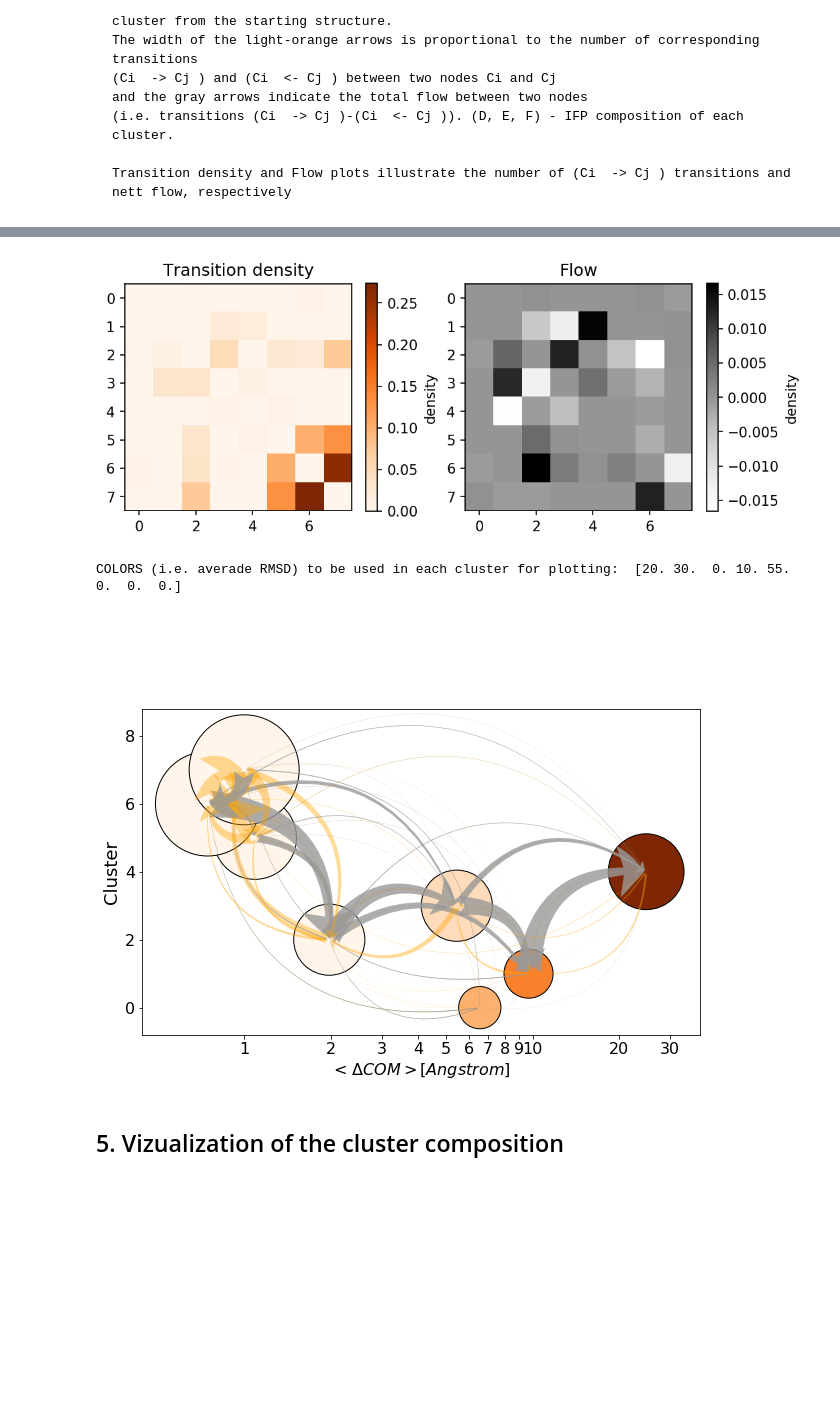
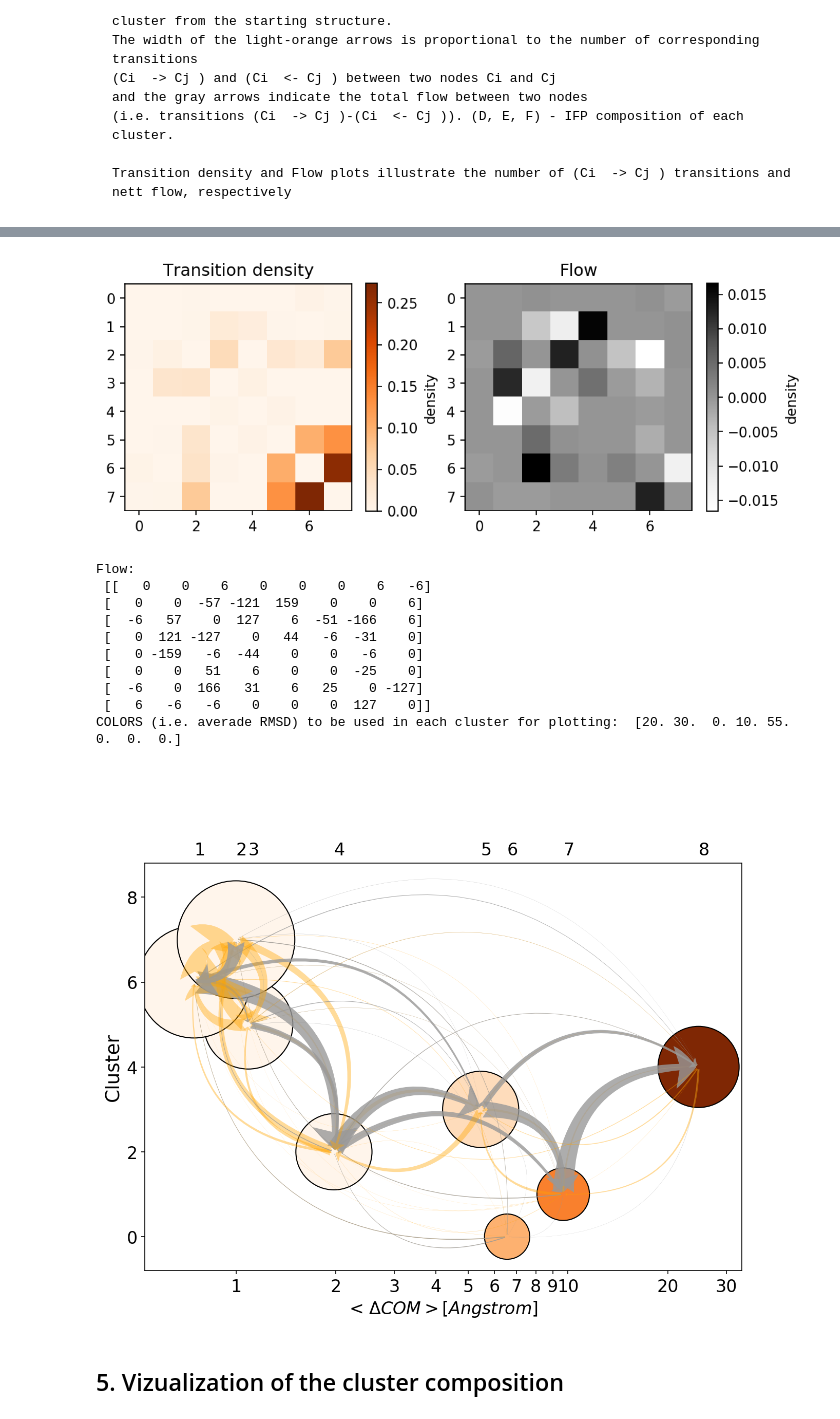
Before and after one commit to HITS-MCM/MD-IFP, a Jupyter notebook: IFP_generation_examples_Analysis.ipynb, the cells around one changed output, grey strips where cells are left out. Cells and saved outputs as stored; diff of their text form; code cells hidden in the pictures; blank space fills up the shorter version.

Commit message:
Small corrections in clustering graph plotting functions

```diff
--- a/IFP_generation_examples_Analysis.ipynb
+++ b/IFP_generation_examples_Analysis.ipynb
@@ -371,24 +373,33 @@ Plot_COM(df_ext)
 # %%
 ligand_show =  []
 out_name = "cluster-traj.png"
-arg_Label_list = plot_graph_COM(df_ext,DIR_out+out_name,ligand_show,draw_round = False, water=False)
+arg_Label_list = plot_graph_COM(df_ext,file_save = "",ligand = "",draw_round = False,water = False,edges_show=True,diss_show = False)
 # %% [output]
 cluster  0 STD of COM:  1.2065610218470997 0.8093382698866206 2.4218691227931037 STD of RMSD:  2.600152614627024 Water: []
 cluster  1 STD of COM:  4.517618530565066 3.1163556606649716 1.9073173993396513 STD of RMSD:  3.5693656985365054 Water: []
 cluster  2 STD of COM:  0.7602925859213041 0.9596304829479622 0.8786971126564417 STD of RMSD:  0.988302486640412 Water: []
 cluster  3 STD of COM:  2.667868198065668 1.2880779201269377 0.9354396723810131 STD of RMSD:  2.6550138705961905 Water: []
 cluster  4 STD of COM:  15.168390422257616 13.996625073529747 14.243251308986228 STD of RMSD:  9.431506527084087 Water: []
 cluster  5 STD of COM:  0.5133690171182475 0.5143478676192279 0.5047355899362586 STD of RMSD:  0.42584278033364986 Water: []
 cluster  6 STD of COM:  0.4982994467336067 0.39796576166667386 0.4606993624592317 STD of RMSD:  0.30421300355407405 Water: []
 cluster  7 STD of COM:  0.44375186088370444 0.42491880334726695 0.3782689391445778 STD of RMSD:  0.38139583653128933 Water: []
 COM displacement in each cluster to be used for plotting: [ 2  3  0  2 10  0  0  0]
 RMSDs displacement in each cluster to be used for plotting: [ 2  3  0  1 10  0  0  0]
 COM min: [28.97 33.82 33.3 ]
 RMSD min: 0.27319992695613077
 1.1704553010510945 [ 2  3  0  2 10  0  0  0]
 [figure]
+Flow:
+ [[   0    0    6    0    0    0    6   -6]
+ [   0    0  -57 -121  159    0    0    6]
+ [  -6   57    0  127    6  -51 -166    6]
+ [   0  121 -127    0   44   -6  -31    0]
+ [   0 -159   -6  -44    0    0   -6    0]
+ [   0    0   51    6    0    0  -25    0]
+ [  -6    0  166   31    6   25    0 -127]
+ [   6   -6   -6    0    0    0  127    0]]
 COLORS (i.e. averade RMSD) to be used in each cluster for plotting:  [20. 30.  0. 10. 55.  0.  0.  0.]
-[figure, old version]
+[figure, new version]
 # %% [markdown]
 ##   5. Vizualization of the cluster composition
 # %%
```
Also changed, not shown: parts of 1 cell of this notebook, 4 other files.
